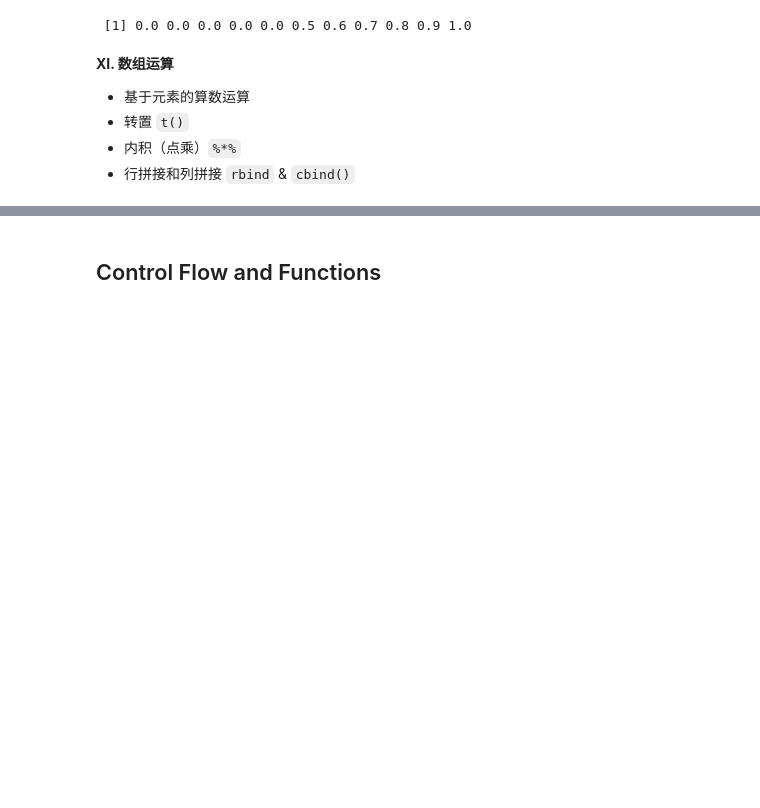
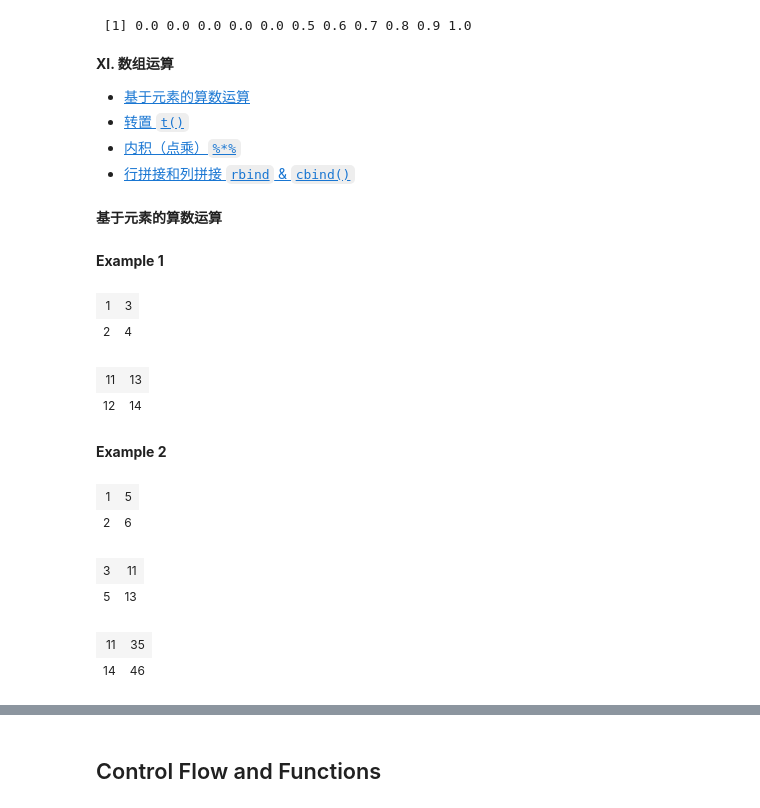
Before and after one commit to Alex-YuZ/R_Fundamentals, a Jupyter notebook: R_Basics.ipynb, the cells around one changed output, grey strips where cells are left out. Cells and saved outputs as stored; diff of their text form; code cells hidden in the pictures; blank space fills up the shorter version.

```diff
--- a/R_Basics.ipynb
+++ b/R_Basics.ipynb
@@ -235,7 +235,41 @@ w
 # %% [markdown]
 **XI. 数组运算**
 
-- 基于元素的算数运算
-- 转置 `t()`
-- 内积（点乘）`%*%`
-- 行拼接和列拼接 `rbind` & `cbind()`
+- [基于元素的算数运算](#array1)
+- [转置 `t()`](#array2)
+- [内积（点乘）`%*%`](#array3)
+- [行拼接和列拼接 `rbind` & `cbind()`](#array4)
+# %% [markdown]
+<a id='array1'></a>
+**基于元素的算数运算**
+# %% [markdown]
+**Example 1**
+# %%
+my.array = array(seq(1,4,1), dim=c(2,2))
+my.array
+# %% [output]
+| 1 | 3 |
+| 2 | 4 |
+# %%
+my.array + 10
+# %% [output]
+| 11 | 13 |
+| 12 | 14 |
+# %% [markdown]
+**Example 2**
+# %%
+y = array(c(1,2,5,6), dim=c(2,2))
+y
+# %% [output]
+| 1 | 5 |
+| 2 | 6 |
+# %%
+2 * y + 1
+# %% [output]
+| 3 | 11 |
+| 5 | 13 |
+# %%
+y %*% y
+# %% [output]
+| 11 | 35 |
+| 14 | 46 |
```
Also changed, not shown: parts of 23 cells of this notebook.
